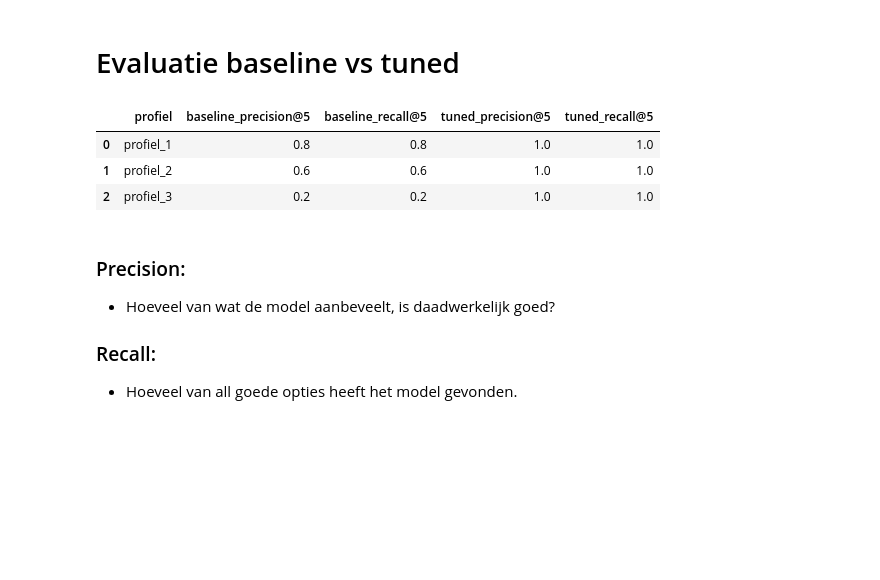
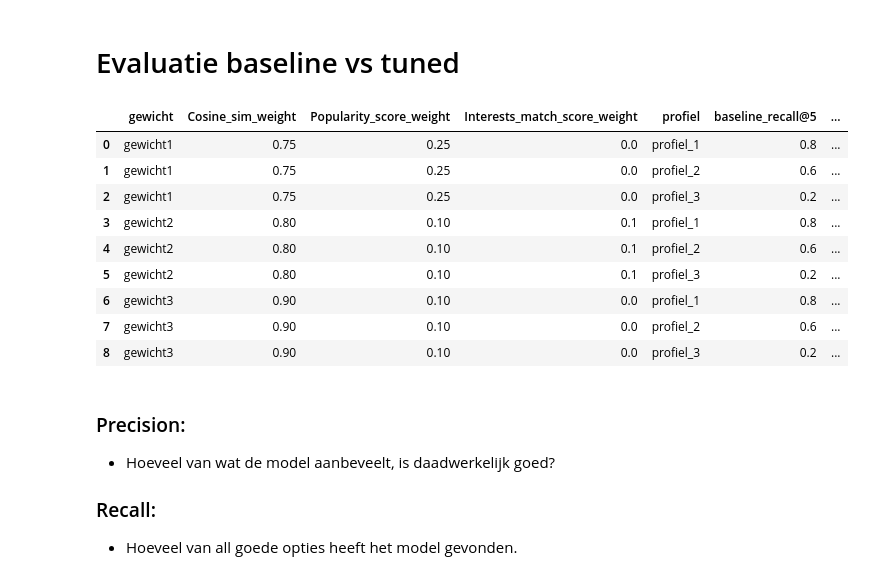
Before and after one commit to EnesT51/LU2-AI-Prototype, a Jupyter notebook: AI-PoC/AI_PoC.ipynb, the cells around one changed output. Cells and saved outputs as stored; diff of their text form; code cells hidden in the pictures; blank space fills up the shorter version.

```diff
--- a/AI-PoC/AI_PoC.ipynb
+++ b/AI-PoC/AI_PoC.ipynb
@@ -684,50 +684,69 @@ def recall(recommended_ids, relevant_ids, k=5):
 # %%
 results = []
 
-for i, (profile, relevant_ids) in enumerate([
-    (student_profile1, modules_p1),
-    (student_profile2, modules_p2),
-    (student_profile3, modules_p3)
-], start=1):
+gewichten = [
+    {'name': 'gewicht1', 'cosine_sim': 0.75, 'popularity_score': 0.25, 'interests_match_score': 0.0},
+    {'name': 'gewicht2', 'cosine_sim': 0.80, 'popularity_score': 0.10, 'interests_match_score': 0.10},
+    {'name': 'gewicht3', 'cosine_sim': 0.90, 'popularity_score': 0.10, 'interests_match_score': 0.0},
+]
 
-    # Baseline
-    baseline_model = HybridRecommender(profile=profile, tuned=False)
-    baseline_model.fit(data_set_copy)
-    rec_baseline = baseline_model.recommend(top_k=5)
-    baseline_ids = rec_baseline['id'].tolist()
+for gewicht in gewichten:
 
-    p5_baseline = precision(baseline_ids, relevant_ids, k=5)
-    r5_baseline = recall(baseline_ids, relevant_ids, k=5)
+    for i, (profile, relevant_ids) in enumerate([
+        (student_profile1, modules_p1),
+        (student_profile2, modules_p2),
+        (student_profile3, modules_p3)
+    ], start=1):
 
-    # Tuned
-    tuned_model = HybridRecommender(
-        profile=profile,
-        tuned=True,
-        ifidf_features=500,
-        ifidf_range=(1, 2)
-    )
-    tuned_model.fit(data_set_copy)
-    rec_tuned = tuned_model.recommend(top_k=5)
-    tuned_ids = rec_tuned['id'].tolist()
+        # Baseline
+        baseline_model = HybridRecommender(profile=profile, tuned=False)
+        baseline_model.fit(data_set_copy)
+        rec_baseline = baseline_model.recommend(top_k=5)
+        baseline_ids = rec_baseline['id'].tolist()
 
-    p5_tuned = precision(tuned_ids, relevant_ids, k=5)
-    r5_tuned = recall(tuned_ids, relevant_ids, k=5)
+        p5_baseline = precision(baseline_ids, relevant_ids, k=5)
+        r5_baseline = recall(baseline_ids, relevant_ids, k=5)
 
-    results.append({
-        "profiel": f"profiel_{i}",
-        "baseline_precision@5": p5_baseline,
-        "baseline_recall@5": r5_baseline,
-        "tuned_precision@5": p5_tuned,
-        "tuned_recall@5": r5_tuned,
-    })
+        # Tuned
+        tuned_model = HybridRecommender(
+            profile=profile,
+            tuned=True,
+            ifidf_features=500,
+            ifidf_range=(1, 2),
+            popularity_score=gewicht['popularity_score'],
+            interests_match_score=gewicht['interests_match_score'],
+            cosine_sim=gewicht['cosine_sim']
+        )
+        tuned_model.fit(data_set_copy)
+        rec_tuned = tuned_model.recommend(top_k=5)
+        tuned_ids = rec_tuned['id'].tolist()
+
+        p5_tuned = precision(tuned_ids, relevant_ids, k=5)
+        r5_tuned = recall(tuned_ids, relevant_ids, k=5)
+
+        results.append({
+            "gewicht": gewicht['name'],
+            "Cosine_sim_weight": gewicht['cosine_sim'],
+            "Popularity_score_weight": gewicht['popularity_score'],
+            "Interests_match_score_weight": gewicht['interests_match_score'],
+            "profiel": f"profiel_{i}",
+            "baseline_recall@5": r5_baseline,
+            "tuned_recall@5": r5_tuned,
+        })
 
 eval_df = pd.DataFrame(results)
 eval_df
 # %% [output]
-|  | profiel | baseline_precision@5 | baseline_recall@5 | tuned_precision@5 | tuned_recall@5 |
-| 0 | profiel_1 | 0.8 | 0.8 | 1.0 | 1.0 |
-| 1 | profiel_2 | 0.6 | 0.6 | 1.0 | 1.0 |
-| 2 | profiel_3 | 0.2 | 0.2 | 1.0 | 1.0 |
+|  | gewicht | Cosine_sim_weight | Popularity_score_weight | Interests_match_score_weight | profiel | baseline_recall@5 | ... |
+| 0 | gewicht1 | 0.75 | 0.25 | 0.0 | profiel_1 | 0.8 | ... |
+| 1 | gewicht1 | 0.75 | 0.25 | 0.0 | profiel_2 | 0.6 | ... |
+| 2 | gewicht1 | 0.75 | 0.25 | 0.0 | profiel_3 | 0.2 | ... |
+| 3 | gewicht2 | 0.80 | 0.10 | 0.1 | profiel_1 | 0.8 | ... |
+| 4 | gewicht2 | 0.80 | 0.10 | 0.1 | profiel_2 | 0.6 | ... |
+| 5 | gewicht2 | 0.80 | 0.10 | 0.1 | profiel_3 | 0.2 | ... |
+| 6 | gewicht3 | 0.90 | 0.10 | 0.0 | profiel_1 | 0.8 | ... |
+| 7 | gewicht3 | 0.90 | 0.10 | 0.0 | profiel_2 | 0.6 | ... |
+| 8 | gewicht3 | 0.90 | 0.10 | 0.0 | profiel_3 | 0.2 | ... |
 # %% [markdown]
 ### Precision:
 - Hoeveel van wat de model aanbeveelt, is daadwerkelijk goed?
```
